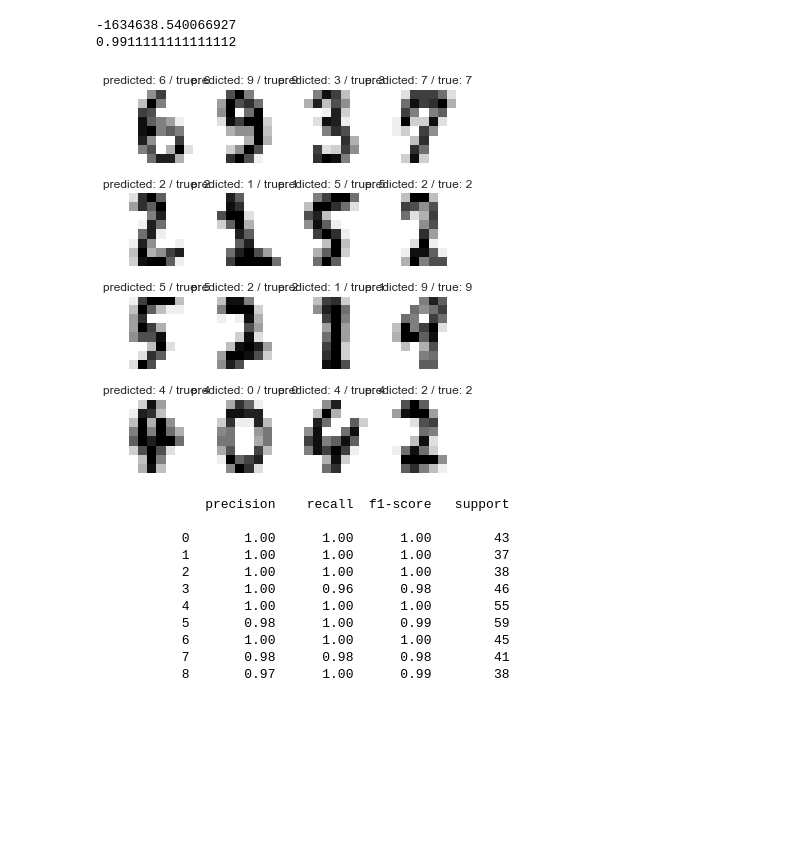
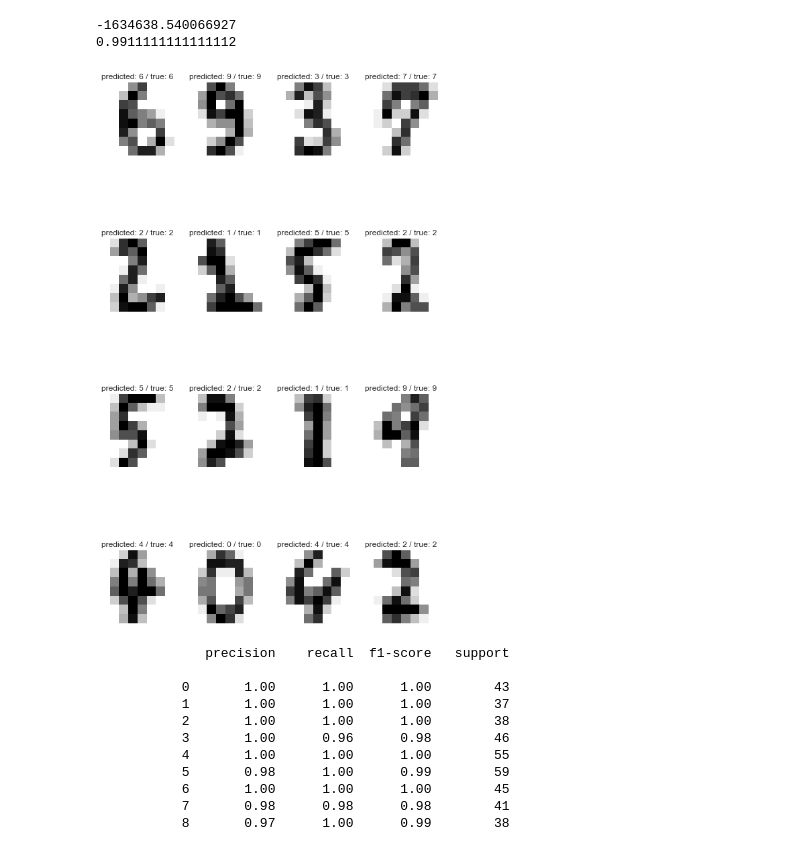
Before and after one commit to GAMES-UChile/Curso-BancoEstado, a Jupyter notebook: modulo4/modulo4.ipynb, the cells around one changed output. Drawn from its saved outputs; the diff is of its cells as text; code cells hidden in the pictures; blank space fills up the shorter version.

```diff
--- a/modulo4/modulo4.ipynb
+++ b/modulo4/modulo4.ipynb
@@ -286,32 +286,34 @@ print(svc_model.score(X_test, y_test))
 # %%
 # Import matplotlib
 import matplotlib.pyplot as plt
 import numpy as np
 
 # Assign the predicted values to `predicted`
 predicted = svc_model.predict(X_test)
 
+
+plt.figure(figsize=(9,9))
 # Zip together the `images_test` and `predicted` values in `images_and_predictions`
 images_and_predictions = list(zip(images_test, predicted))
 plt.subplots_adjust(top=1.5)
 
 # For the first 4 elements in `images_and_predictions`
 N = 16
 for index, (image, prediction) in enumerate(images_and_predictions[:N]):
     # Initialize subplots in a grid of 1 by 4 at positions i+1
     nsqrt = np.ceil(np.sqrt(N))
     plt.subplot(nsqrt, nsqrt, index + 1)
     # Don't show axes
     plt.axis('off')
     # Display images in all subplots in the grid
     plt.imshow(image, cmap=plt.cm.gray_r, interpolation='nearest')
     # Add a title to the plot
     plt.title(f'predicted: {prediction} / true: {y_test[index]}')
 
 # Show the plot
 plt.show()
 # %% [output]
-[figure, old version]
+[figure, new version]
 # %%
 # Import `metrics`
 from sklearn import metrics
```
Also changed, not shown: parts of 11 cells of this notebook, 1 other file.
